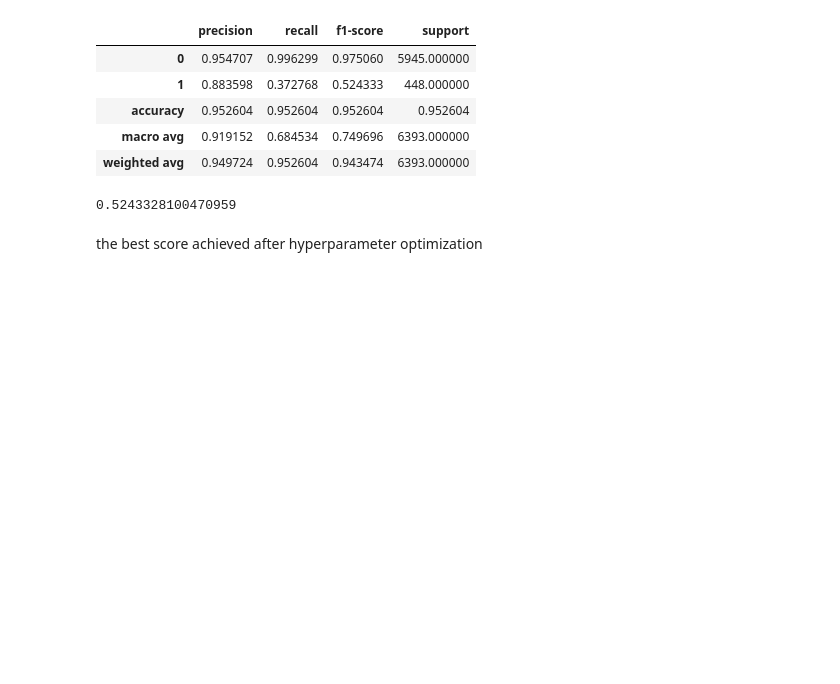
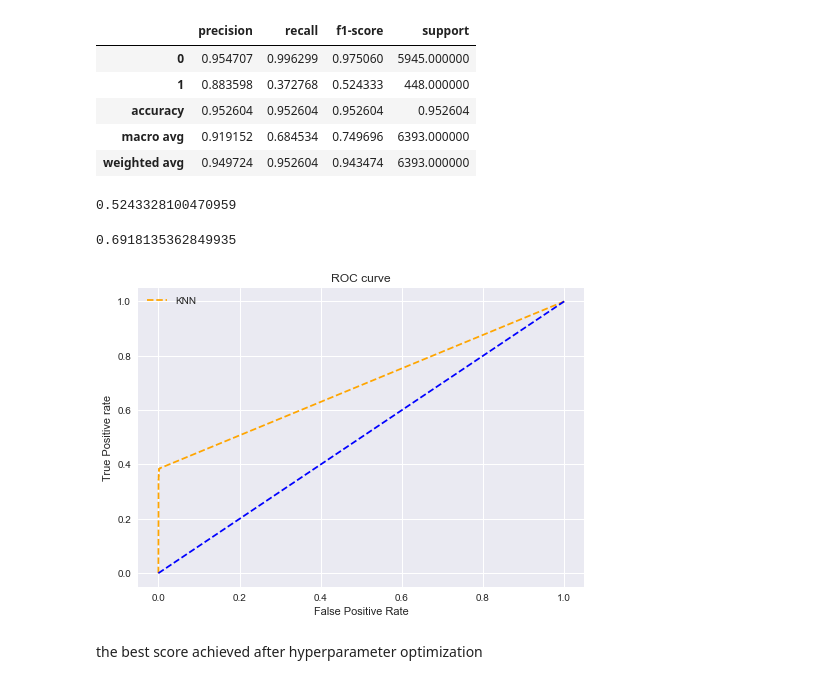
Before and after one commit to Aaron9812/Data_mining, a Jupyter notebook: src/models/KNN_latest_v2.ipynb, the cells around one changed output. Drawn from its saved outputs; the diff is of its cells as text; code cells hidden in the pictures; blank space fills up the shorter version.

```diff
--- a/src/models/KNN_latest.ipynb
+++ b/src/models/KNN_latest_v2.ipynb
@@ -1541,6 +1478,58 @@ display(report)
 f1 = f1_score(y_test, y_pred);f1
 # %% [output]
 0.5243328100470959
+# %%
+import pandas as pd
+from sklearn import preprocessing
+from sklearn.model_selection import train_test_split
+from sklearn.metrics import roc_curve
+import matplotlib.pyplot as plt
+
+
+# create the classifier
+model1 = KNeighborsClassifier(algorithm='ball_tree', n_neighbors= 2, p=2, weights='distance')
+
+# fit model
+model1.fit(X_train, y_train)
+
+# predict probabilities
+pred_prob1 = model1.predict_proba(X_test)
+# %%
+from sklearn.metrics import roc_curve
+
+# roc curve for models
+fpr1, tpr1, thresh1 = roc_curve(y_test, pred_prob1[:,1], pos_label=1)
+
+# roc curve for tpr = fpr
+random_probs = [0 for i in range(len(y_test))]
+p_fpr, p_tpr, _ = roc_curve(y_test, random_probs, pos_label=1)
+# %%
+# auc scores
+auc_score1 = roc_auc_score(y_test, pred_prob1[:,1])
+
+print(auc_score1)
+# %% [output]
+0.6918135362849935
+# %%
+# matplotlib
+import matplotlib.pyplot as plt
+plt.style.use('seaborn')
+
+# plot roc curves
+plt.plot(fpr1, tpr1, linestyle='--',color='orange', label='KNN')
+plt.plot(p_fpr, p_tpr, linestyle='--', color='blue')
+# title
+plt.title('ROC curve')
+# x label
+plt.xlabel('False Positive Rate')
+# y label
+plt.ylabel('True Positive rate')
+
+plt.legend(loc='best')
+plt.savefig('ROC',dpi=300)
+plt.show();
+# %% [output]
+[figure, added]
 # %% [markdown]
 the best score achieved after hyperparameter optimization
 # %% [markdown]
```
Also changed, not shown: parts of 31 cells of this notebook, 3 other files.
